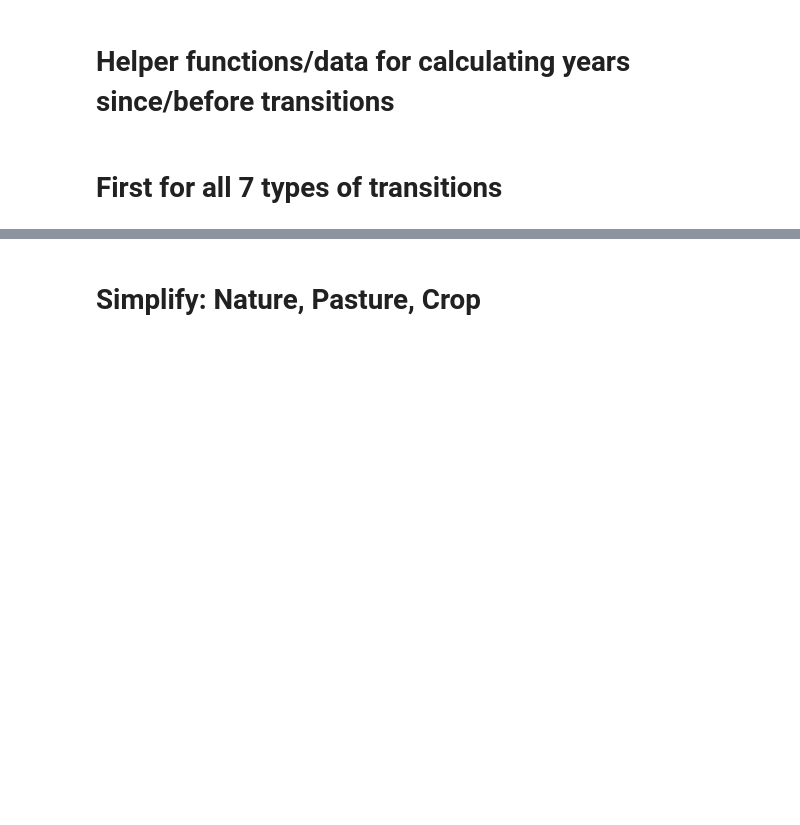
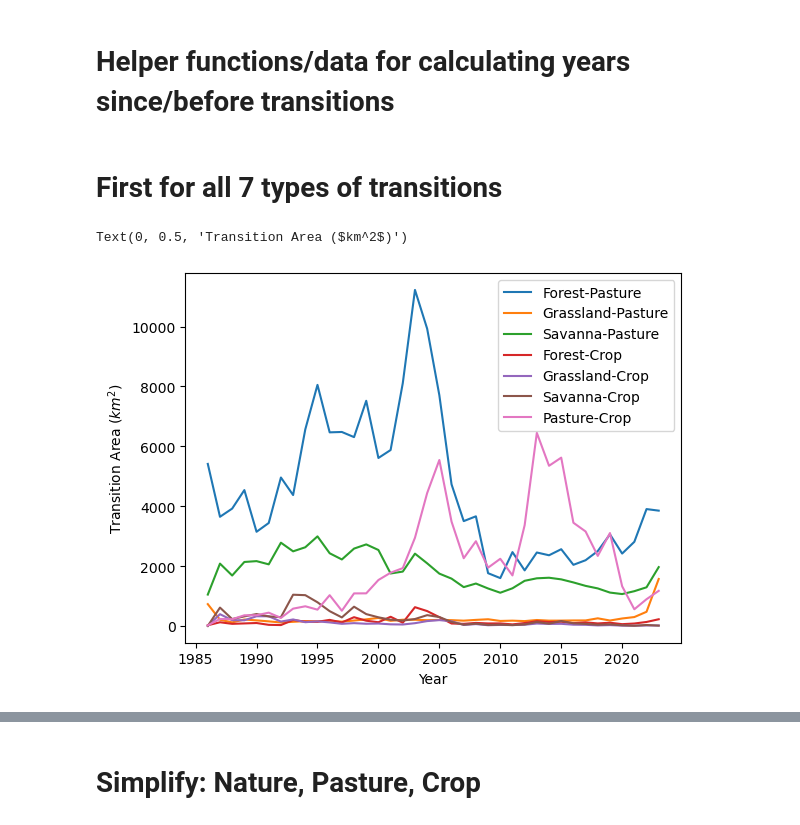
Before and after one commit to kysolvik/reservoir-id-smp, a Jupyter notebook: reservoir-id-smp/analysis/lulc/lulc_figs.ipynb, the cells around one changed output, grey strips where cells are left out. Drawn from its saved outputs; the diff is of its cells as text; code cells hidden in the pictures; blank space fills up the shorter version.

Commit message:
Updated LULC figs, fully functioning with flag for zero-year

```diff
--- a/reservoir-id-smp/analysis/lulc/lulc_figs.ipynb
+++ b/reservoir-id-smp/analysis/lulc/lulc_figs.ipynb
@@ -9,6 +9,12 @@ import scipy.stats as st
 from timeit import default_timer as timer
 import matplotlib
 from matplotlib.legend_handler import HandlerLine2D
+# %%
+# Flag for controlling zero-point of analysis
+# Consider a transition occuring between year y and the next year y+1
+# If True, the "zero-year" of transition is the year after the LULC conversion (y+1)
+# If False, it is the year before (y)
+ZERO_YEAR_AFTER = True
 # %%
 
 res_year_range = np.arange(1985, 2020)
@@ -204,9 +209,14 @@ ci_high_df = ci_high_df.rename(
 top_traj = ci_high_df
 bottom_traj = ci_low_df
 # %%
-ax = lulc_transitions_area_df[rename_dict.keys()].rename(columns=rename_dict).plot()
+lulc_trans_area_df_to_plot = lulc_transitions_area_df.copy()
+lulc_trans_area_df_to_plot.index = lulc_trans_area_df_to_plot.index + ZERO_YEAR_AFTER
+ax = lulc_trans_area_df_to_plot[rename_dict.keys()].rename(columns=rename_dict).plot()
 ax.set_xlabel('Year')
 ax.set_ylabel('Transition Area ($km^2$)')
+# %% [output]
+Text(0, 0.5, 'Transition Area ($km^2$)')
+[figure, added]
 # %%
 
 # Together
```
Also changed, not shown: parts of 37 cells of this notebook.
